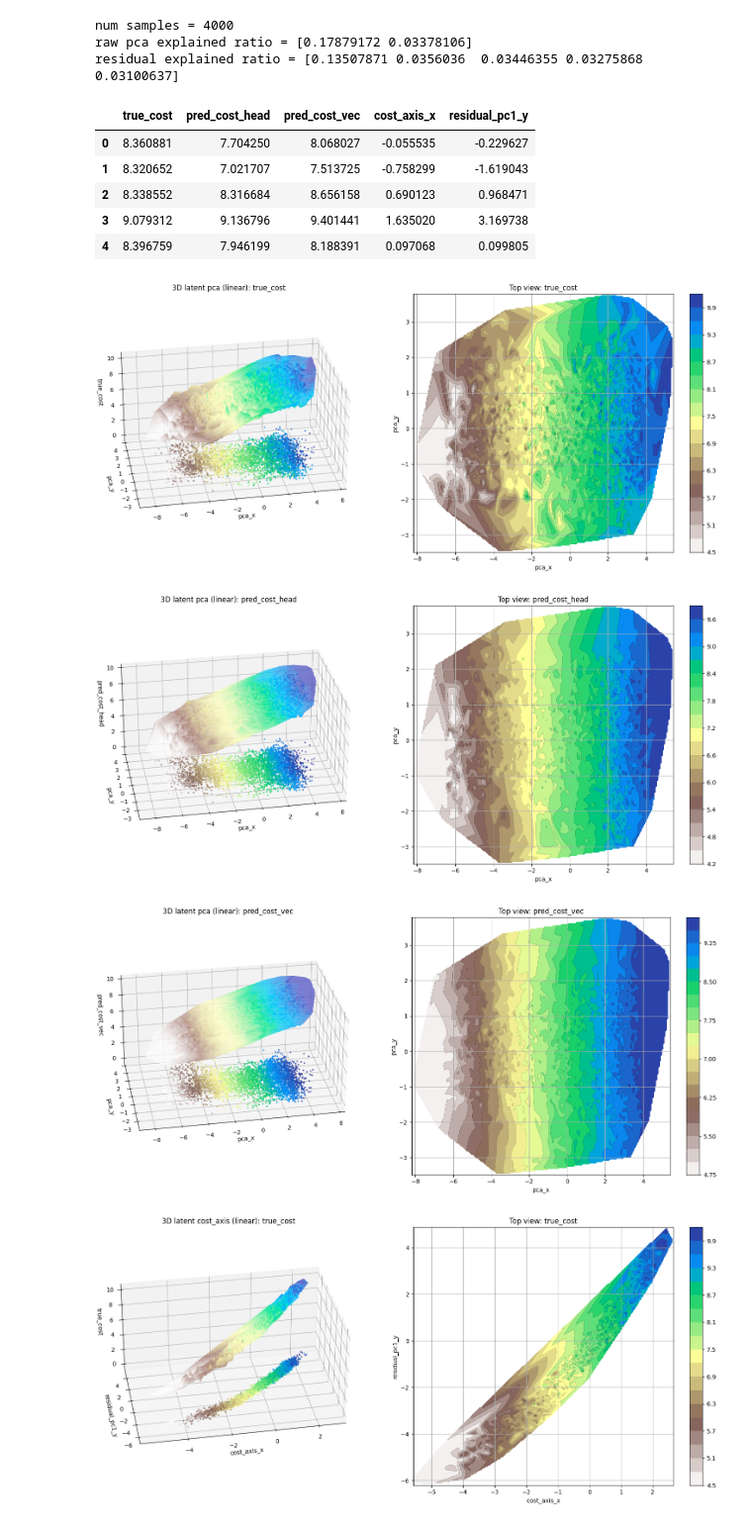
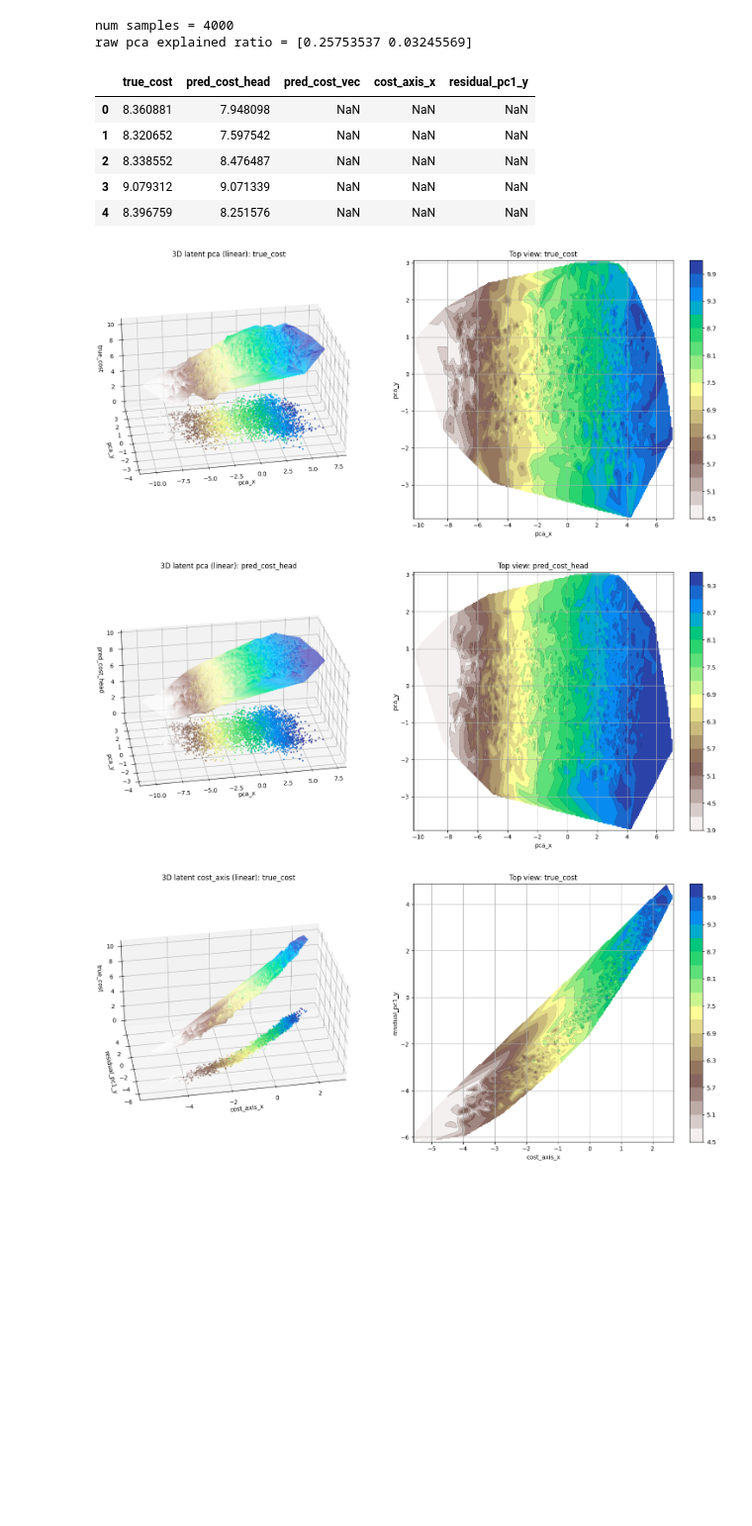
Before and after one commit to Jiw00n/bayes_analytic, a Jupyter notebook: gallery/constrained_gen_budget_v1.5/latent_figure.ipynb, the cells around one changed output. Shown at 99% size. Drawn from its saved outputs; the diff is of its cells as text; code cells hidden in the pictures; blank space fills up the shorter version.

```diff
--- a/gallery/constrained_gen_budget_v1.5/latent_figure.ipynb
+++ b/gallery/constrained_gen_budget_v1.5/latent_figure.ipynb
@@ -260,7 +260,7 @@ import sys
 
 # === 사용자 설정 ===
 
-checkpoint_path = "/root/work/tvm-ansor/gallery/constrained_gen_budget_v1.5/checkpoints_all/1490/lr0.0007_nce0.2_tau0.2_kl0.003_warm20_adaln.pt"
+checkpoint_path = "/root/work/tvm-ansor/gallery/constrained_gen_budget_v1.5/checkpoints_all/1490/lr0.0005_nce0.3_tau0.2_kl0.002_warm20_nce_mu_adaln.pt"
 # checkpoint_path = "/root/work/tvm-ansor/gallery/constrained_gen_budget/checkpoints/last.pt"
 CKPT_NAME= ".".join(os.path.basename(checkpoint_path).split('.')[:-1])
 CKPT_PATH = Path(checkpoint_path)
@@ -414,14 +425,13 @@ if proj_info['cost_axis'] is not None:
 latent_df[['true_cost', 'pred_cost_head', 'pred_cost_vec', 'cost_axis_x', 'residual_pc1_y']].head()
 # %% [output]
 num samples = 4000
-raw pca explained ratio = [0.17879172 0.03378106]
-residual explained ratio = [0.13507871 0.0356036  0.03446355 0.03275868 0.03100637]
+raw pca explained ratio = [0.25753537 0.03245569]
 |  | true_cost | pred_cost_head | pred_cost_vec | cost_axis_x | residual_pc1_y |
-| 0 | 8.360881 | 7.704250 | 8.068027 | -0.055535 | -0.229627 |
-| 1 | 8.320652 | 7.021707 | 7.513725 | -0.758299 | -1.619043 |
-| 2 | 8.338552 | 8.316684 | 8.656158 | 0.690123 | 0.968471 |
-| 3 | 9.079312 | 9.136796 | 9.401441 | 1.635020 | 3.169738 |
-| 4 | 8.396759 | 7.946199 | 8.188391 | 0.097068 | 0.099805 |
+| 0 | 8.360881 | 7.948098 | NaN | NaN | NaN |
+| 1 | 8.320652 | 7.597542 | NaN | NaN | NaN |
+| 2 | 8.338552 | 8.476487 | NaN | NaN | NaN |
+| 3 | 9.079312 | 9.071339 | NaN | NaN | NaN |
+| 4 | 8.396759 | 8.251576 | NaN | NaN | NaN |
 # %%
 # from typing import Optional
 
@@ -660,37 +670,36 @@ def plot_latent_surface_with_topview(
 # %%
 save=False
 plot_type="pca"
 interp_type="linear"
 reverse_x = False
 
 plot_latent_surface_with_topview(
     latent_df,
     z_col='true_cost',
     plot_type=plot_type,
     interp_type=interp_type,
     save=save,
     reverse_x=reverse_x,
 )
 plot_latent_surface_with_topview(
     latent_df,
     z_col='pred_cost_head',
     plot_type=plot_type,
     interp_type=interp_type,
     save=save,
     reverse_x=reverse_x,
 )
-plot_latent_surface_with_topview(
-    latent_df,
-    z_col='pred_cost_vec',
-    plot_type=plot_type,
-    interp_type=interp_type,
-    save=save,
-    reverse_x=reverse_x,
-)
+# plot_latent_surface_with_topview(
+#     latent_df,
+#     z_col='pred_cost_vec',
+#     plot_type=plot_type,
+#     interp_type=interp_type,
+#     save=save,
+#     reverse_x=reverse_x,
+# )
 # %% [output]
-[figure, old version]
+[figure, new version]
-[figure, old version]
+[figure, new version]
-[figure, removed]
 # %%
 save = False
 interp_type = 'linear'
```
Also changed, not shown: parts of 2 cells of this notebook, 10 other files.
